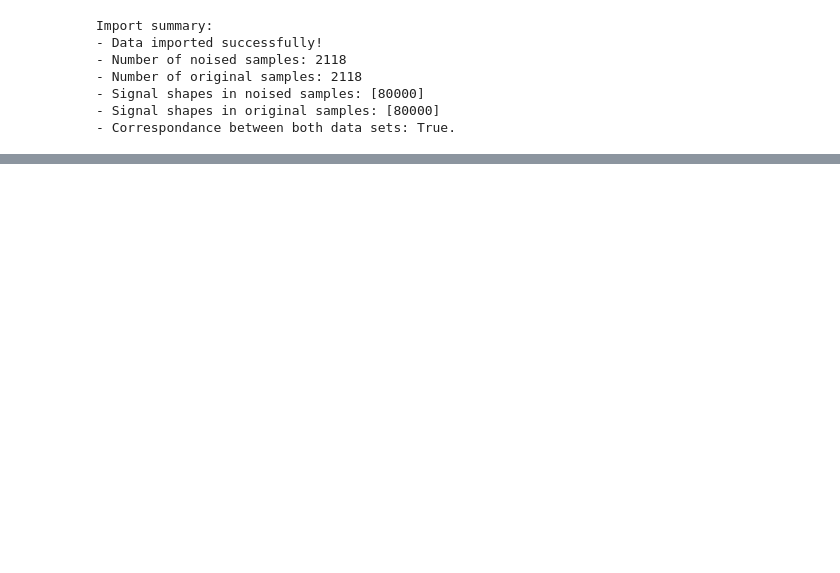
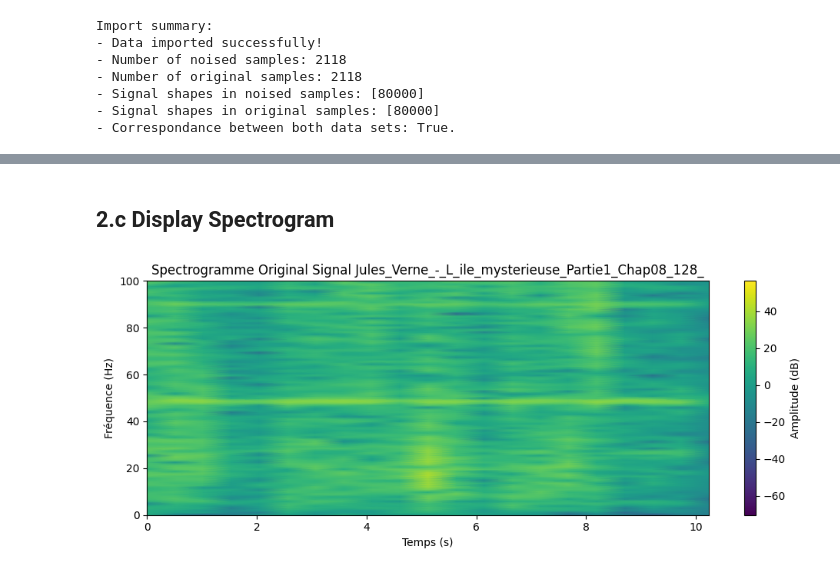
Before and after one commit to jules-chapon/dlsp-denoising, a Jupyter notebook: analysis/notebooks/visualization.ipynb, the cells around one changed output, grey strips where cells are left out. Cells and saved outputs as stored; diff of their text form; code cells hidden in the pictures; blank space fills up the shorter version.

```diff
--- a/analysis/notebooks/visualization.ipynb
+++ b/analysis/notebooks/visualization.ipynb
@@ -53,0 +60,6 @@ data_loader.display_signal(sequence, noised=True)
+# %% [markdown]
+## 2.c Display Spectrogram
+# %%
+visualizer.display_spectrogram(sequence, noised=False)
+# %% [output]
+[figure, added]
```
Also changed, not shown: parts of 12 cells of this notebook, 2 other files.
